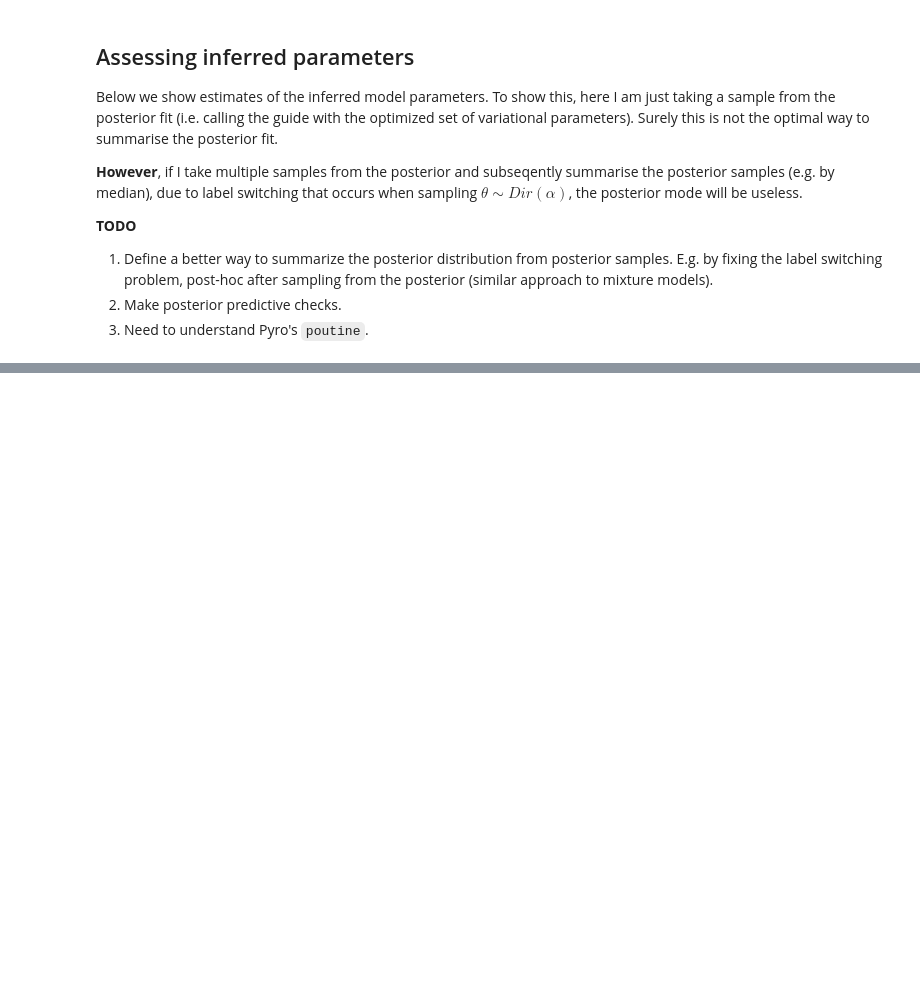
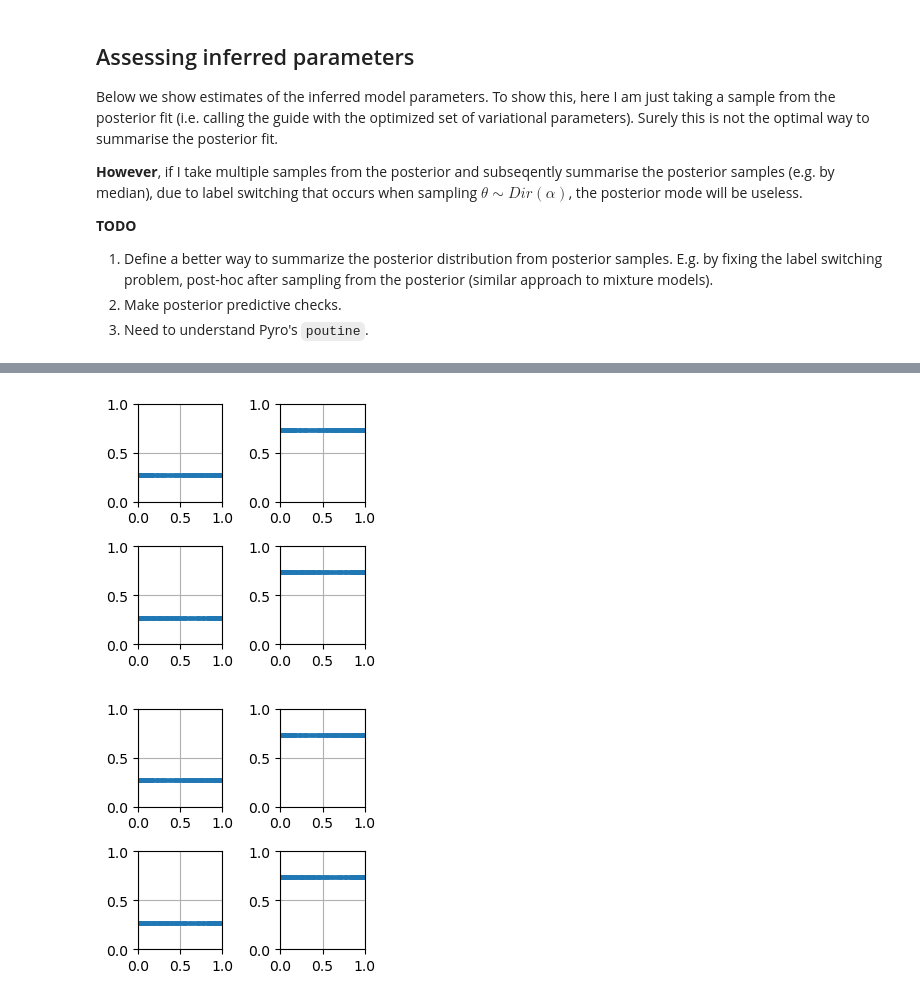
Before and after one commit to andreaskapou/stm, a Jupyter notebook: code/r_amortized_lda.ipynb, the cells around one changed output, grey strips where cells are left out. Saved outputs shown, nothing was run; the diff lists cells and outputs as text; code cells hidden in the pictures; blank space fills up the shorter version.

```diff
--- a/code/r_amortized_lda.ipynb
+++ b/code/r_amortized_lda.ipynb
@@ -202,10 +256,6 @@ array([[1.91718191e-05, 1.39551275e-05],
 # %%
-from sklearn.feature_extraction.text import CountVectorizer
-obj['D_str'][2]
-
-vectorizer = CountVectorizer(max_df=1.0, min_df=0, stop_words=None)
-docs = torch.from_numpy(vectorizer.fit_transform(obj['D_str']).toarray())
-
-vocab = pd.DataFrame(columns=['word', 'index'])
-vocab['word'] = vectorizer.get_feature_names()
-vocab['index'] = vocab.index
+make_theta_comparison_plots(theta_true = obj_sim['theta_true'],
+                            theta_infer = post_sample['theta'].detach().numpy())
+# %% [output]
+[figure, added]
+[figure, added]
```
Also changed, not shown: parts of 25 cells of this notebook, 6 other files.
